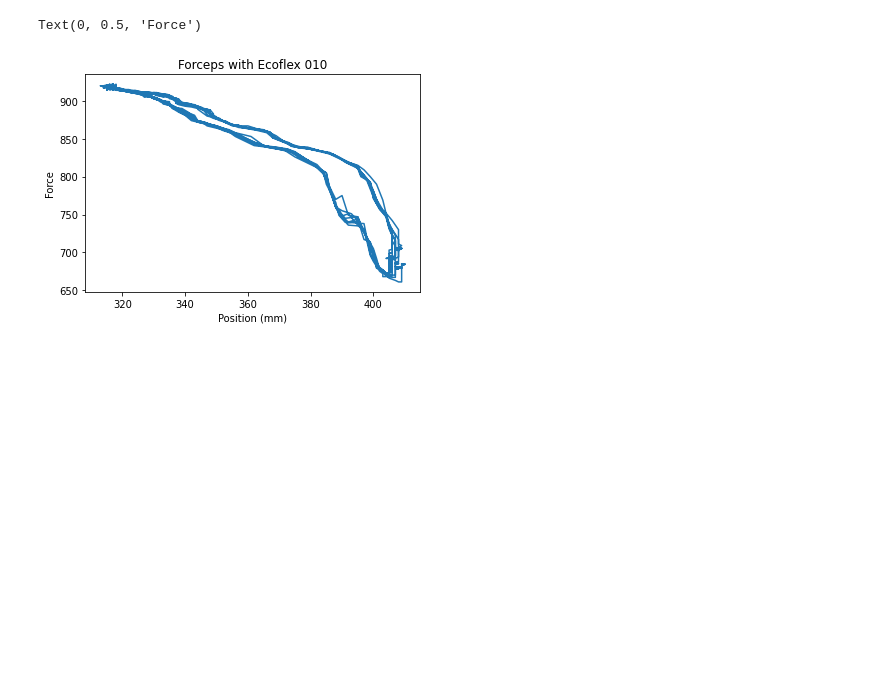
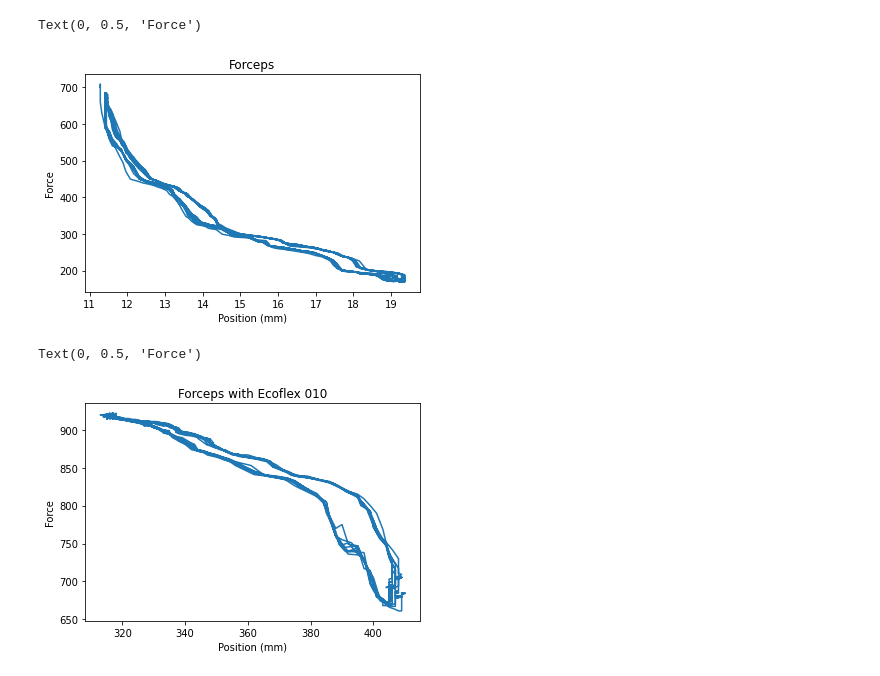
Before and after one commit to Jenirethvanessa/robotic_end-effector, a Jupyter notebook: forceplots.ipynb, the cells around one changed output. Cells and saved outputs as stored; diff of their text form; code cells hidden in the pictures; blank space fills up the shorter version.

```diff
--- a/forceplots.ipynb
+++ b/forceplots.ipynb
@@ -90,3 +130,11 @@ create_plot(data_needle_holder_position_mm, needle_holders_force, title = "Needl
+# %%
+plt.plot(data_needle_holder_position_mm, needle_holders_force)
+plt.title("Forceps")
+plt.xlabel("Position (mm)")
+plt.ylabel("Force")
+# %% [output]
+Text(0, 0.5, 'Force')
+[figure, added]
 # %%
 plt.plot(data_soft["position"], data_soft["force"])
 plt.title("Forceps with Ecoflex 010")
```
Also changed, not shown: parts of 10 cells of this notebook, 22 other files.
